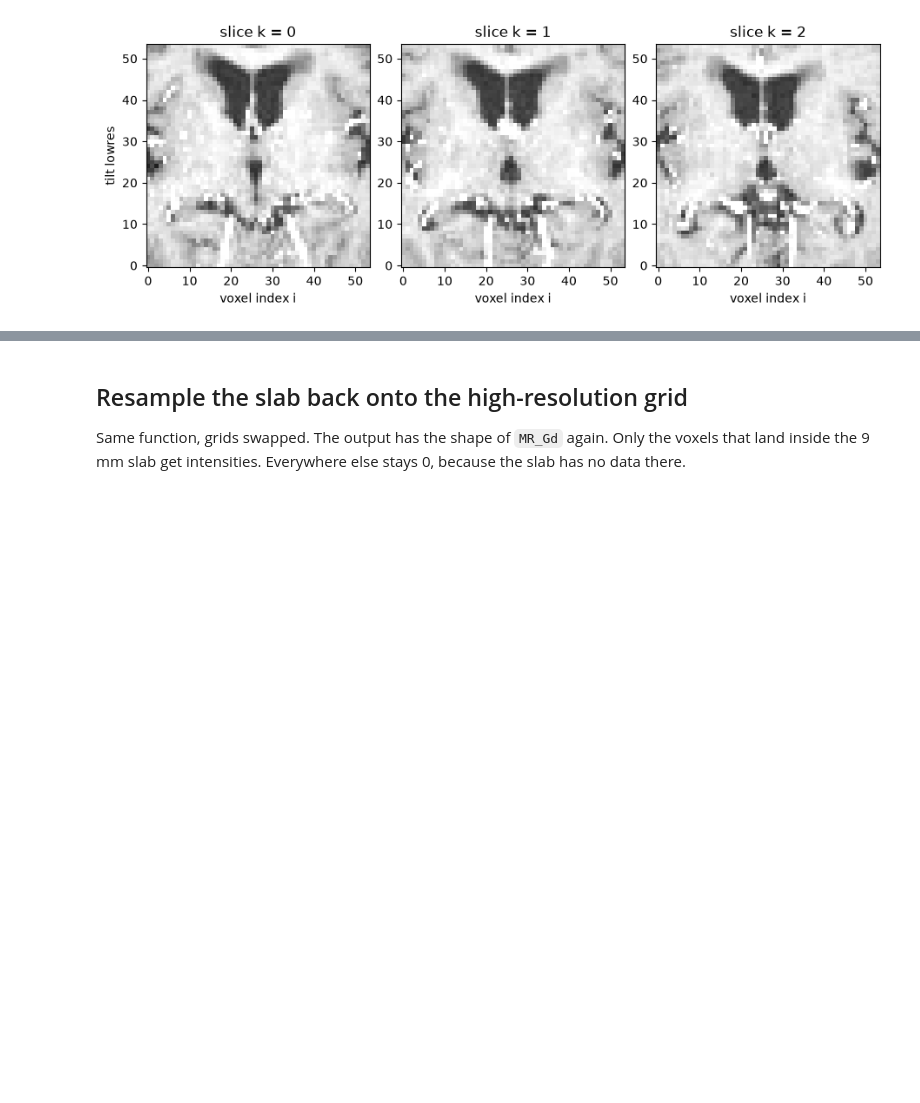
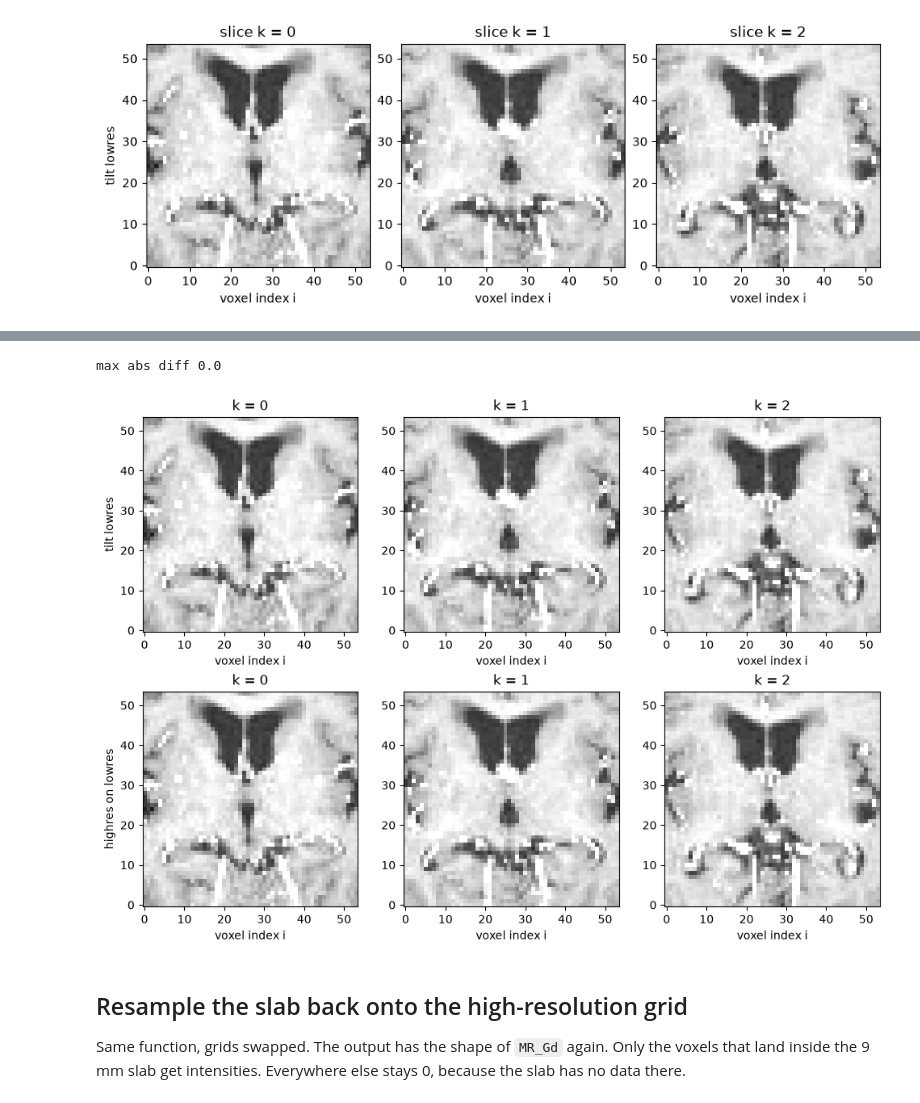
Before and after one commit to cest-sources/imaging_science_tools, a Jupyter notebook: 5_nifti_geometry_and_resampling/nifti_geometry_and_resampling.ipynb, the cells around one changed output, grey strips where cells are left out. Cells and saved outputs as stored; diff of their text form; code cells hidden in the pictures; blank space fills up the shorter version.

```diff
--- a/5_nifti_geometry_and_resampling/nifti_geometry_and_resampling.ipynb
+++ b/5_nifti_geometry_and_resampling/nifti_geometry_and_resampling.ipynb
@@ -72,20 +74,22 @@ def grid_affine(shape, spacing, rotation, center_world):
     affine[:3, 3] = origin
     return affine
 
-def resample_to_grid(source, source_affine, target_shape, target_affine, order=1):
+def resample_to_grid(source, source_affine, target_shape, target_affine, order=1, mode="constant"):
     # For each target voxel: index -> world mm -> source index, then interpolate.
+    # mode="constant" writes 0 outside the source. mode="nearest" keeps the edge voxel,
+    # which matters when a sample lands on the last index of a thin slab.
     axes = [np.arange(n) for n in target_shape]
     grids = np.meshgrid(*axes, indexing="ij")
     target_ijk = np.stack(grids, axis=-1)
     world = apply_affine(target_affine, target_ijk)
     source_ijk = apply_affine(np.linalg.inv(source_affine), world)
     coords = np.moveaxis(source_ijk, -1, 0)
-    sampled = map_coordinates_safe(source, coords, order=order)
+    sampled = map_coordinates_safe(source, coords, order=order, mode=mode)
     return sampled
 
-def map_coordinates_safe(source, coords, order):
+def map_coordinates_safe(source, coords, order, mode="constant"):
     from scipy.ndimage import map_coordinates
-    sampled = map_coordinates(source, coords, order=order, mode="constant", cval=0.0)
+    sampled = map_coordinates(source, coords, order=order, mode=mode, cval=0.0)
     return sampled.astype(np.float32)
 
 def orthogonal_centers(data, title, vmax):
@@ -110,6 +114,23 @@ def slab_slices(data, title, vmax):
         ax.set_title(f"slice k = {k}")
         ax.set_xlabel("voxel index i")
     axes[0].set_ylabel(title)
+    plt.show()
+
+def compare_slices(rows, ks, vmax):
+    # rows: (title, volume), all the same shape. Columns are the k indices in ks.
+    fig, axes = plt.subplots(
+        len(rows), len(ks),
+        figsize=(3.3 * len(ks), 3.4 * len(rows)),
+        layout="constrained",
+        squeeze=False,
+    )
+    for r, (title, data) in enumerate(rows):
+        for c, k in enumerate(ks):
+            ax = axes[r, c]
+            ax.imshow(data[:, :, k].T, cmap="gray", origin="lower", vmin=0, vmax=vmax)
+            ax.set_title(f"k = {k}")
+            ax.set_xlabel("voxel index i")
+        axes[r, 0].set_ylabel(title)
     plt.show()
 
 def center_k(rows, vmax):
@@ -236,0 +264,14 @@ show_niivue(
+# %%
+high_on_low = resample_to_grid(highres, highres_affine, lowres.shape, lowres_affine)
+path_high_on_low = save(high_on_low, lowres_affine, "MR_Gd_highres_on_lowres.nii.gz")
+print("max abs diff", float(np.max(np.abs(high_on_low - lowres))))
+# %% [output]
+max abs diff 0.0
+# %%
+compare_slices(
+    [("tilt lowres", lowres), ("highres on lowres", high_on_low)],
+    ks=[0, 1, 2],
+    vmax=vmax,
+)
+# %% [output]
+[figure, added]
```
Also changed, not shown: parts of 7 cells of this notebook, 1 other file.
